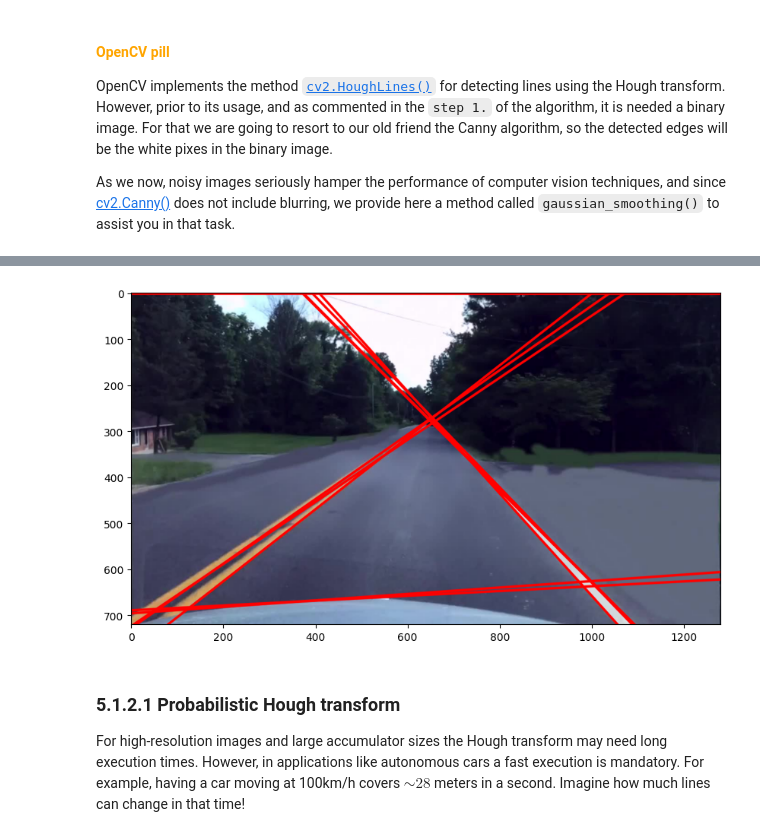
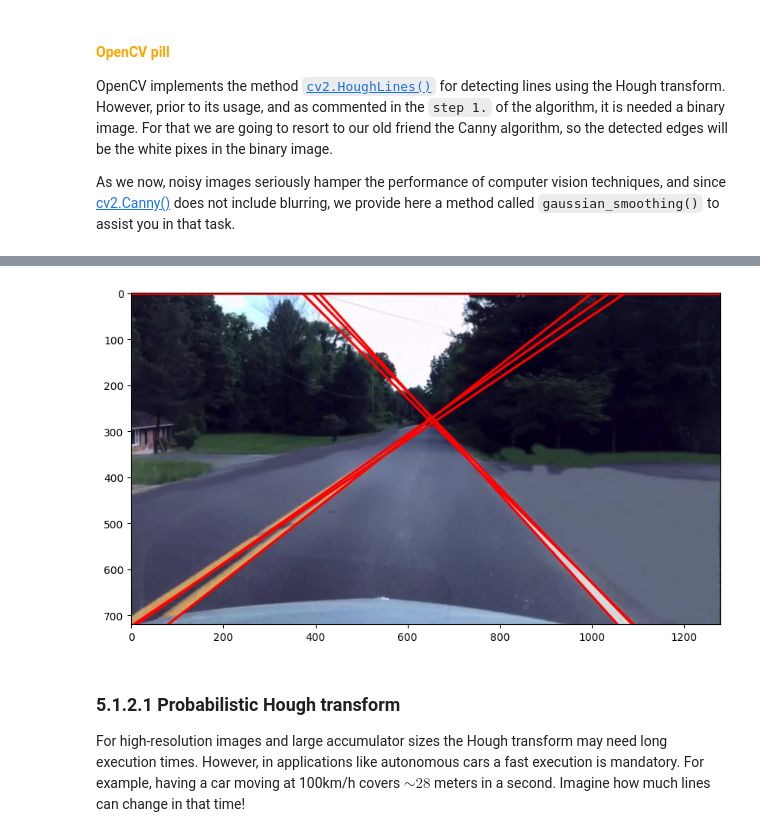
Before and after one commit to Croissanton/cvlab, a Jupyter notebook: Chapter 05. Image segmentation/5.1 Contour-based techniques.ipynb, the cells around one changed output, grey strips where cells are left out. Cells and saved outputs as stored; diff of their text form; code cells hidden in the pictures.

```diff
--- a/Chapter 05. Image segmentation/5.1 Contour-based techniques.ipynb
+++ b/Chapter 05. Image segmentation/5.1 Contour-based techniques.ipynb
@@ -245,36 +245,36 @@ gray = gaussian_smoothing(gray,2,5)
 edges = cv2.Canny(gray,100,200,apertureSize = 3)
 
 # Search for lines using Hough transform
-lines = cv2.HoughLines(edges, rho=1, theta=(np.pi/180), threshold=155)
+lines = cv2.HoughLines(edges, rho=1, theta=(np.pi/180), threshold=163)
 
 # For each line
 for i in range(0, len(lines)):
 
     # Transform from polar coordinates to cartesian coordinates
     rho = lines[i][0][0]
     theta = lines[i][0][1]
 
     a = math.cos(theta)
     b = math.sin(theta)
 
     x0 = a * rho
     y0 = b * rho
 
     # Get two points in that line
     x1 = int(x0 + 2000*(-b));
     y1 = int(y0 + 2000*(a))
     pt1 = (x1,y1)
     x2 = int(x0 - 2000*(-b))
     y2 = int(y0 - 2000*(a))
     pt2 = (x2,y2)
 
     # Draw the line in the RGB image
     cv2.line(image, pt1, pt2, (255,0,0), 3, cv2.LINE_AA)
 
 # Show resultant image
 plt.imshow(image);
 # %% [output]
-[figure, old version]
+[figure, new version]
 # %% [markdown]
 ### 5.1.2.1 Probabilistic Hough transform
 
```
Also changed, not shown: parts of 1 cell of this notebook, 2 other files.
